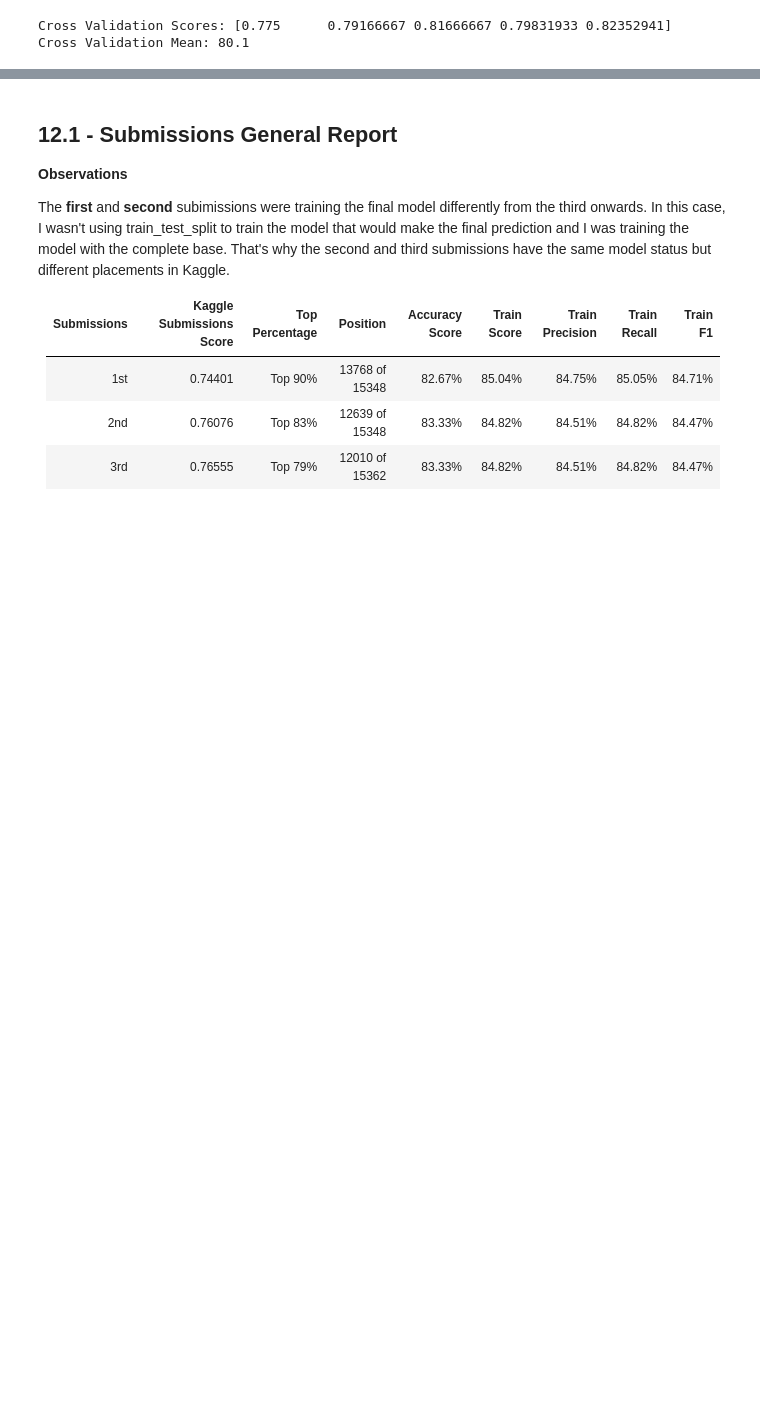
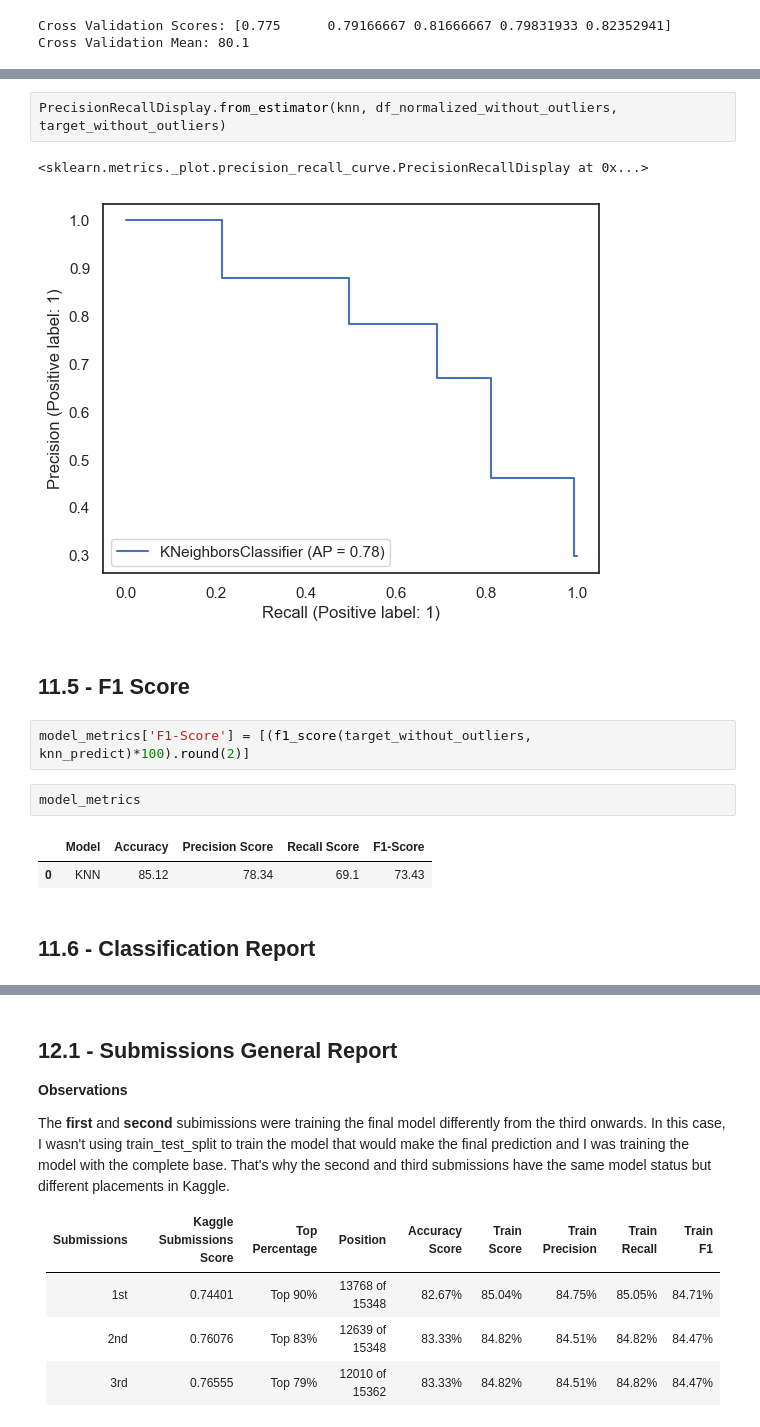
Before and after one commit to lfaferreira/knn-titanic, a Jupyter notebook: titanic.ipynb, the cells around one changed output, grey strips where cells are left out. Saved outputs shown, nothing was run; the diff lists cells and outputs as text; blank space fills up the shorter version.

```diff
--- a/titanic.ipynb
+++ b/titanic.ipynb
@@ -1215,0 +1269,16 @@ submission_df.to_csv(f'submission_v{3}.csv', index=False)
+# %%
+PrecisionRecallDisplay.from_estimator(knn, df_normalized_without_outliers, target_without_outliers)
+# %% [output]
+<sklearn.metrics._plot.precision_recall_curve.PrecisionRecallDisplay at 0x...>
+[figure, added]
+# %% [markdown]
+## 11.5 - F1 Score
+# %%
+model_metrics['F1-Score'] = [(f1_score(target_without_outliers, knn_predict)*100).round(2)]
+# %%
+model_metrics
+# %% [output]
+|  | Model | Accuracy | Precision Score | Recall Score | F1-Score |
+| 0 | KNN | 85.12 | 78.34 | 69.1 | 73.43 |
+# %% [markdown]
+## 11.6 - Classification Report
```
Also changed, not shown: parts of 29 cells of this notebook.
